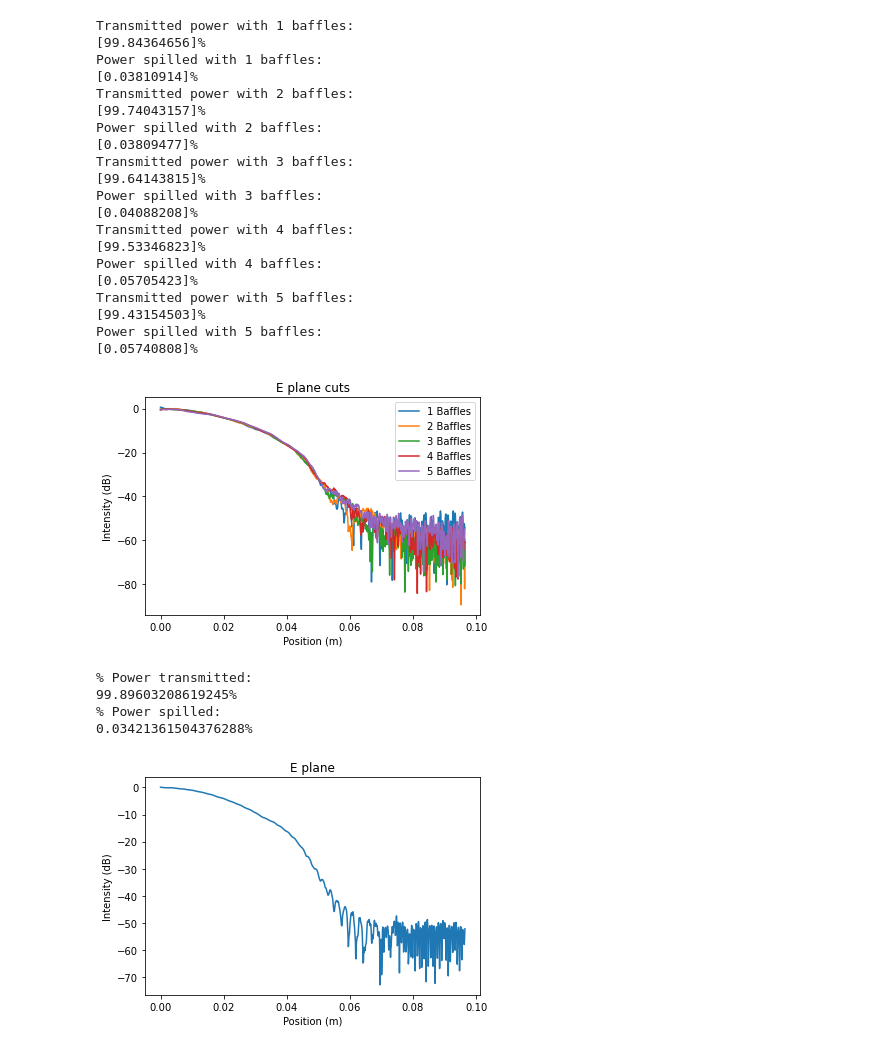
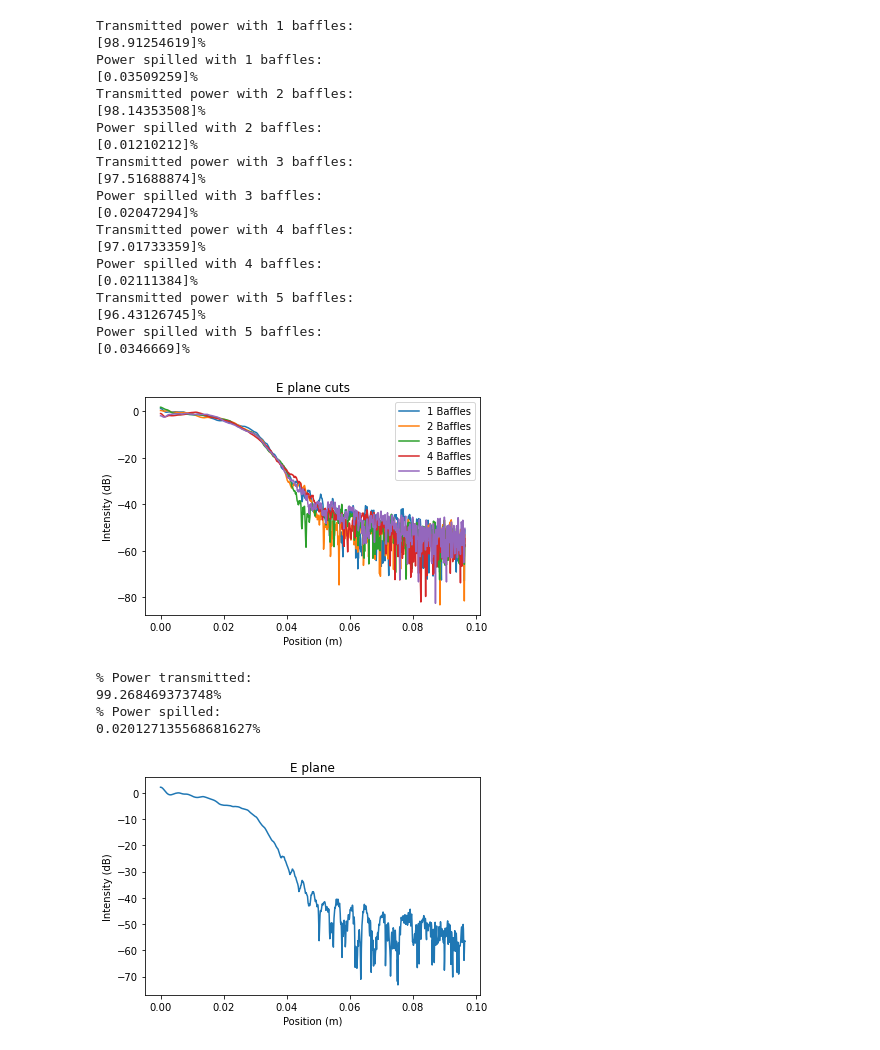
Before and after one commit to GageSiebert/EXCLAIM_Optics, a Jupyter notebook: Lens2Tertiary_v1.ipynb, the cells around one changed output. Cells and saved outputs as stored; diff of their text form; code cells hidden in the pictures.

```diff
--- a/Lens2Tertiary_v1.ipynb
+++ b/Lens2Tertiary_v1.ipynb
@@ -16,7 +16,7 @@ wf = poppy.FresnelWavefront(beam_radius=fwhm_, wavelength=ll)
 lenslet_aperture = poppy.GaussianAperture(fwhm=fwhm_)
 wf *= lenslet_aperture
 
-ring = poppy.CircularAperture(radius=0.05*u.m)
+ring = poppy.CircularAperture(radius=0.0381*u.m)
 wf *= ring
 y, x = wf.coordinates()
 initial_power=np.sum(wf.intensity)
@@ -44,44 +44,44 @@ for nbaff in range(1,6):
     print('Transmitted power with '+str(nbaff)+' baffles:')
     print(str(100*nbaff_power[nbaff-1]/initial_power)+'%')
     print('Power spilled with '+str(nbaff)+' baffles:')
     print(str(100*nbaff_spill[nbaff-1]/initial_power)+'%')
 
     plt.plot(x[wf_it.intensity.shape[1]//2,1024:], 10*np.log10(wf_it.intensity[wf_it.intensity.shape[1]//2,1024:]),label=str(nbaff)+" Baffles")
 
 plt.legend()
 plt.title("E plane cuts")
 plt.xlabel("Position (m)")
 plt.ylabel("Intensity (dB)")
 plt.show()
 
 #a=0 # Toggles zoom
 #b=2048-a
 #fig, ax = plt.subplots()
 #c=ax.pcolormesh(x[a:b,a:b],y[a:b,a:b],z2[a:b,a:b])
 #fig.colorbar(c,ax=ax)
 #plt.show()
 # %% [output]
 Transmitted power with 1 baffles:
-[99.84364656]%
+[98.91254619]%
 Power spilled with 1 baffles:
-[0.03810914]%
+[0.03509259]%
 Transmitted power with 2 baffles:
-[99.74043157]%
+[98.14353508]%
 Power spilled with 2 baffles:
-[0.03809477]%
+[0.01210212]%
 Transmitted power with 3 baffles:
-[99.64143815]%
+[97.51688874]%
 Power spilled with 3 baffles:
-[0.04088208]%
+[0.02047294]%
 Transmitted power with 4 baffles:
-[99.53346823]%
+[97.01733359]%
 Power spilled with 4 baffles:
-[0.05705423]%
+[0.02111384]%
 Transmitted power with 5 baffles:
-[99.43154503]%
+[96.43126745]%
 Power spilled with 5 baffles:
-[0.05740808]%
+[0.0346669]%
-[figure, old version]
+[figure, new version]
 # %%
 # Simulation is similar to the one portrayed in the 3d model
 import numpy as np
@@ -100,7 +100,7 @@ wf = poppy.FresnelWavefront(beam_radius=fwhm_, wavelength=ll)
 lenslet_aperture = poppy.GaussianAperture(fwhm=fwhm_)
 wf *= lenslet_aperture
 
-ring = poppy.CircularAperture(radius=0.05*u.m)
+ring = poppy.CircularAperture(radius=0.0381*u.m)
 wf *= ring
 y, x = wf.coordinates()
 initial_power=np.sum(wf.intensity)
@@ -116,7 +116,7 @@ for dummyvar in np.arange(1,4):
     wf.propagate_fresnel(2.8*u.cm)
 
 # top group of 9 baffles which are 1 mm wider but still 0.635 cm apart
-ring = poppy.CircularAperture(radius=0.051*u.m)
+ring = poppy.CircularAperture(radius=0.0382*u.m)
 for dummyvar in np.arange(1,9):
     wf *= ring
     wf.propagate_fresnel(0.635*u.cm)
@@ -146,10 +146,10 @@ plt.ylabel("Intensity (dB)")
 plt.show()
 # %% [output]
 % Power transmitted:
-99.89603208619245%
+99.268469373748%
 % Power spilled:
-0.03421361504376288%
+0.020127135568681627%
-[figure, old version]
+[figure, new version]
 # %%
 a=0 # Toggles zoom
 b=2048-a
```
Also changed, not shown: parts of 2 cells of this notebook.
